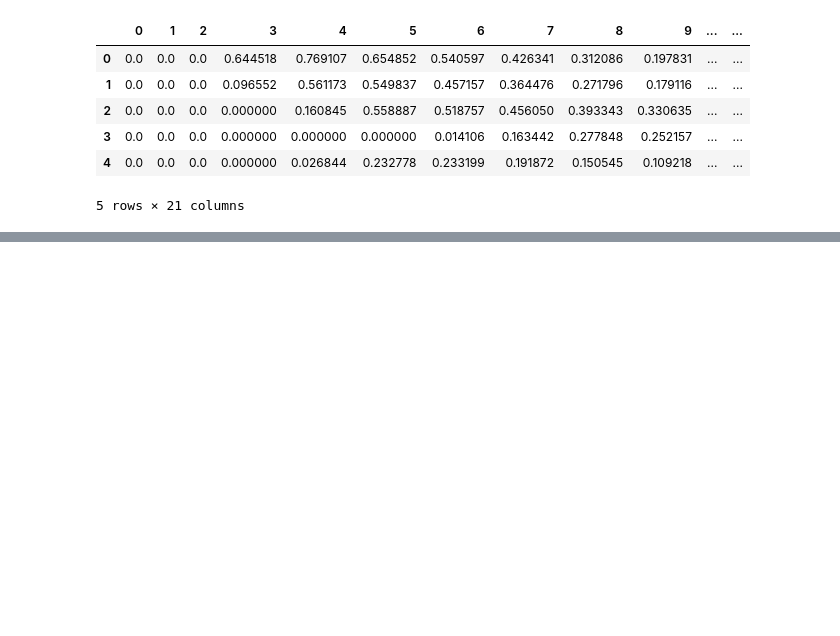
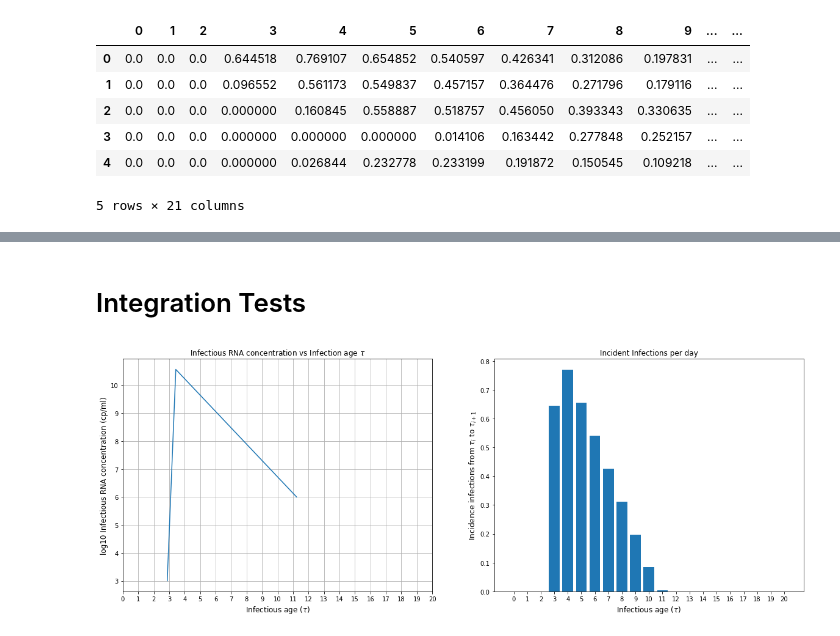
Before and after one commit to WhiffleFish/EpidemicModeling, a Jupyter notebook: InfectiousnessDistributions.ipynb, the cells around one changed output, grey strips where cells are left out. Cells and saved outputs as stored; diff of their text form; code cells hidden in the pictures; blank space fills up the shorter version.

```diff
--- a/InfectiousnessDistributions.ipynb
+++ b/InfectiousnessDistributions.ipynb
@@ -58,0 +112,19 @@ df.head()
+# %% [markdown]
+# Integration Tests
+# %%
+i = 0 # Sample individual number
+fig, axes = plt.subplots(1,2,figsize=(20,7))
+plot_beta(beta_arr[i],axes[0])
+axes[0].grid()
+axes[0].set_xlabel(r"Infectious age ($\tau$)", fontsize=12)
+axes[0].set_ylabel("log10 Infectious RNA concentration (cp/ml)", fontsize=12)
+axes[0].set_xticks(np.arange(0,21))
+axes[0].set_title(r"Infectious RNA concentration vs Infection age $\tau$")
+axes[1].bar(np.arange(0,21),data[i])
+axes[1].set_xlabel(r"Infectious age ($\tau$)", fontsize=12)
+axes[1].set_ylabel(r"Incidence infections from $\tau_i$ to $\tau_{i+1}$", fontsize=12)
+axes[1].set_xticks(np.arange(0,21))
+axes[1].set_title("Incident Infections per day")
+plt.show()
+# %% [output]
+[figure, added]
```
Also changed, not shown: parts of 4 cells of this notebook.
